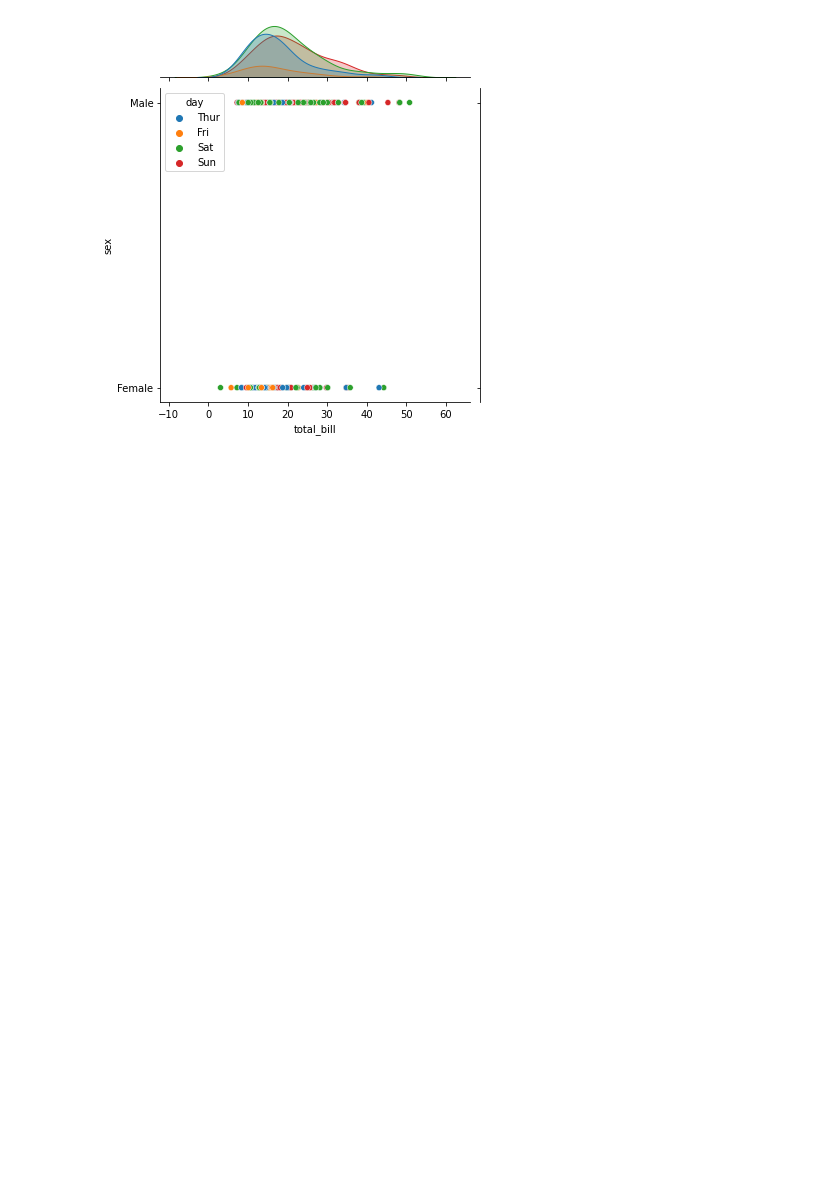
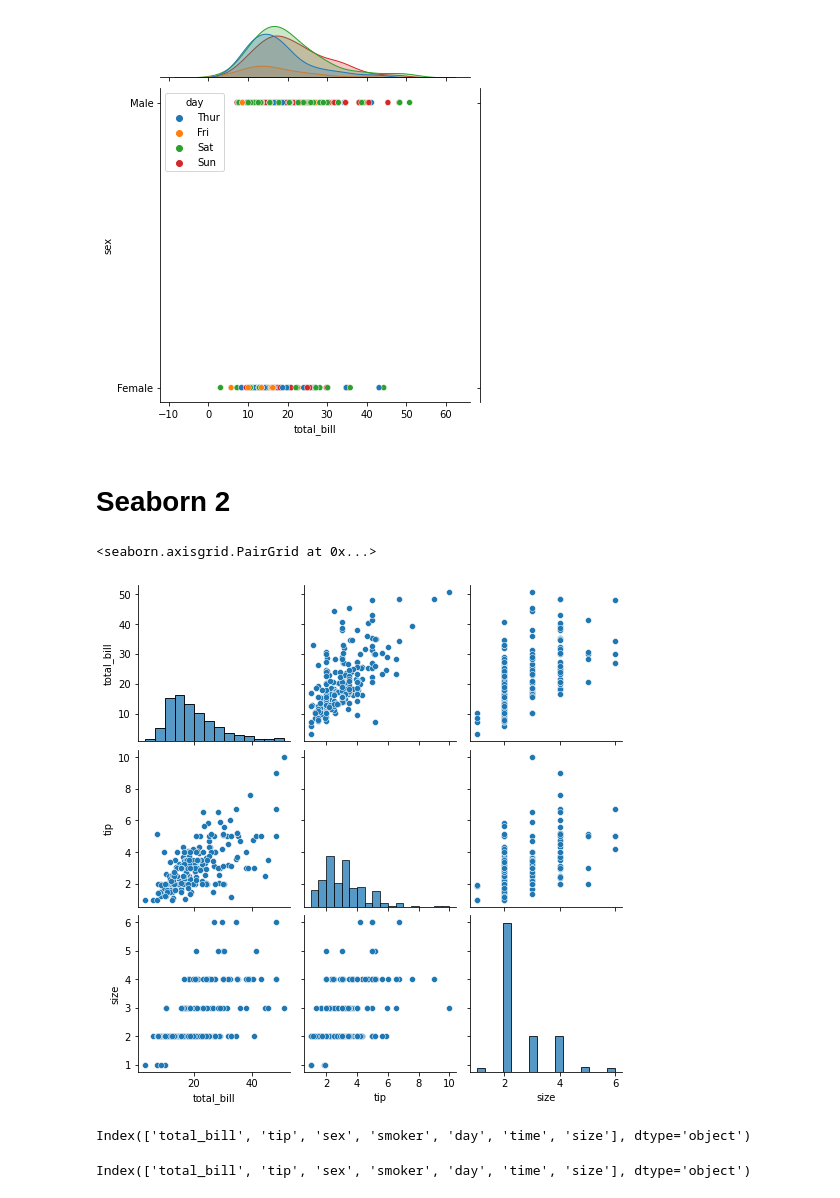
Before and after one commit to ankittrajj/WD_DA_17_Aug_2_30pm, a Jupyter notebook: Seaborn 1.ipynb, the cells around one changed output. Saved outputs shown, nothing was run; the diff lists cells and outputs as text; code cells hidden in the pictures; blank space fills up the shorter version.

```diff
--- a/Seaborn 1.ipynb
+++ b/Seaborn 1.ipynb
@@ -125,3 +125,23 @@ sns.jointplot(x = 'total_bill',y = 'sex',hue ='day' ,data = df)
 # %% [output]
 TypeError: The y variable is categorical, but one of ['numeric', 'datetime'] is required
 [figure]
+# %% [markdown]
+# Seaborn 2
+# %%
+# Pairplot
+sns.pairplot(df)
+# %% [output]
+<seaborn.axisgrid.PairGrid at 0x...>
+[figure, added]
+# %%
+# pairplot
+# -----categorical value
+
+# sns.pairplot(df,hue = )
+df.columns
+# %% [output]
+Index(['total_bill', 'tip', 'sex', 'smoker', 'day', 'time', 'size'], dtype='object')
+# %%
+df.columns
+# %% [output]
+Index(['total_bill', 'tip', 'sex', 'smoker', 'day', 'time', 'size'], dtype='object')
```
Also changed, not shown: parts of 16 cells of this notebook.
